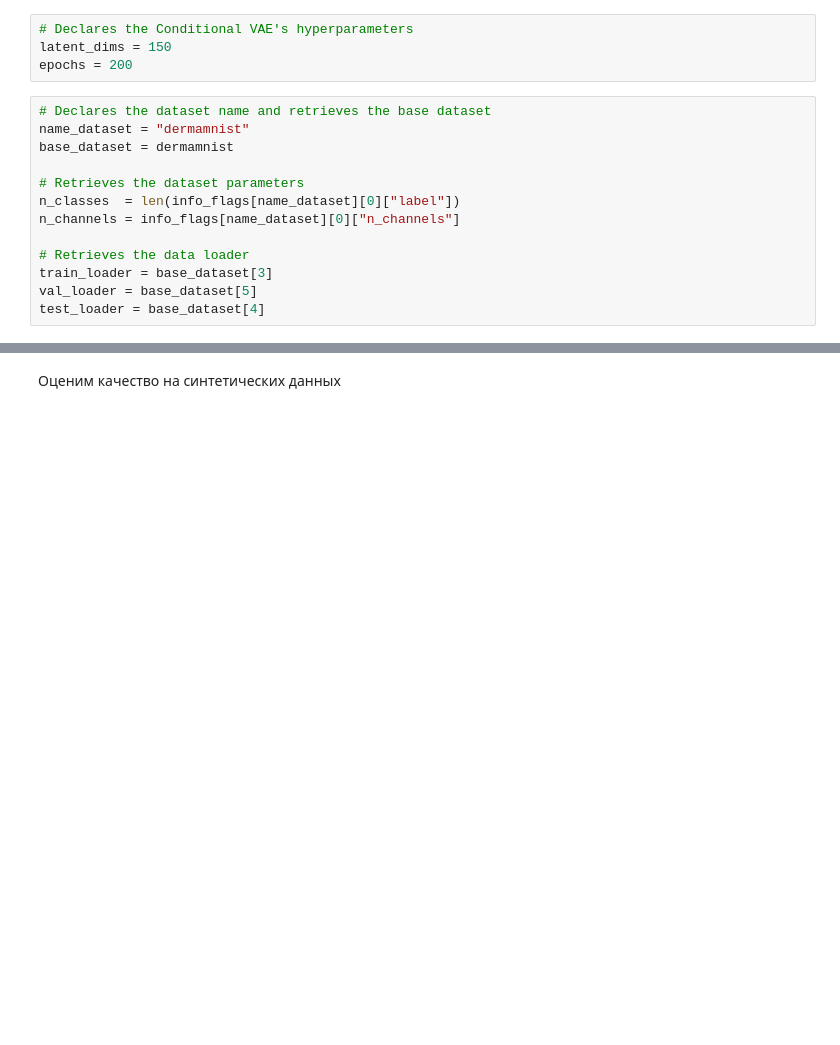
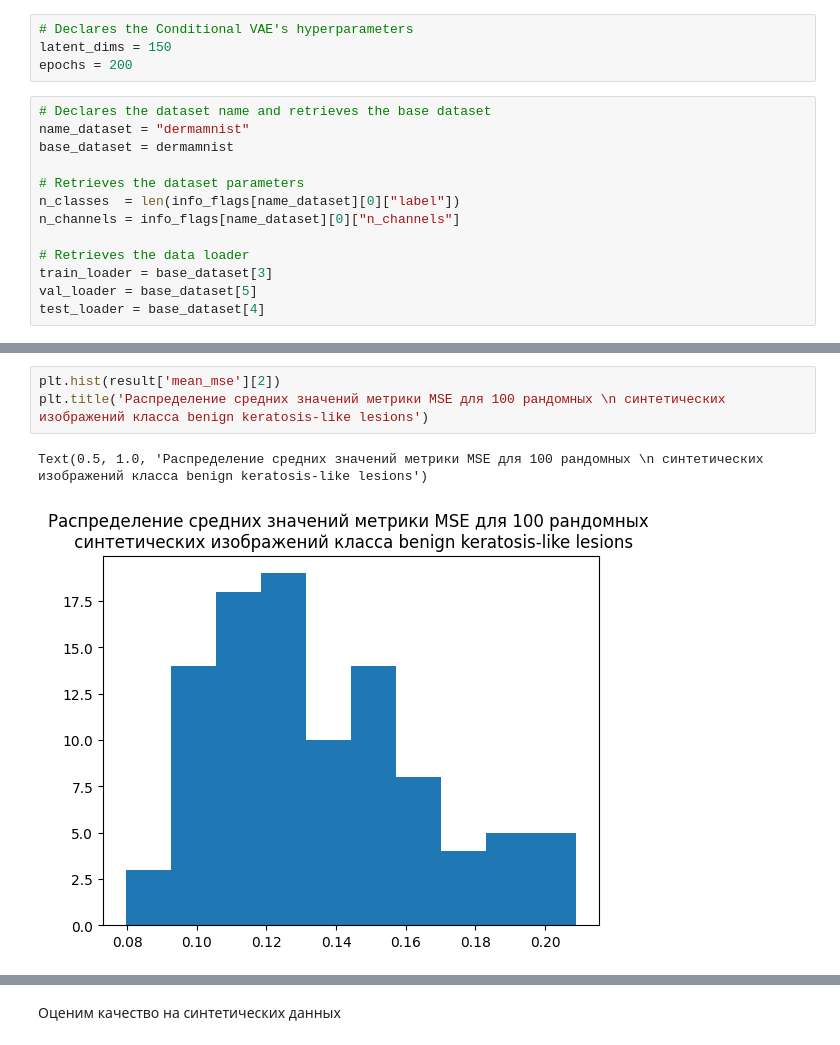
Before and after one commit to ketrint/anonymisation, a Jupyter notebook: DermaMNIST.ipynb, the cells around one changed output, grey strips where cells are left out. Saved outputs shown, nothing was run; the diff lists cells and outputs as text; blank space fills up the shorter version.

```diff
--- a/DermaMNIST.ipynb
+++ b/DermaMNIST.ipynb
@@ -1083,0 +1179,6 @@ Number of generated images: 700 (10% of the dataset)
+# %%
+plt.hist(result['mean_mse'][2])
+plt.title('Распределение средних значений метрики MSE для 100 рандомных \n синтетических изображений класса benign keratosis-like lesions')
+# %% [output]
+Text(0.5, 1.0, 'Распределение средних значений метрики MSE для 100 рандомных \n синтетических изображений класса benign keratosis-like lesions')
+[figure, added]
```
Also changed, not shown: parts of 45 cells of this notebook, 1 other file.
